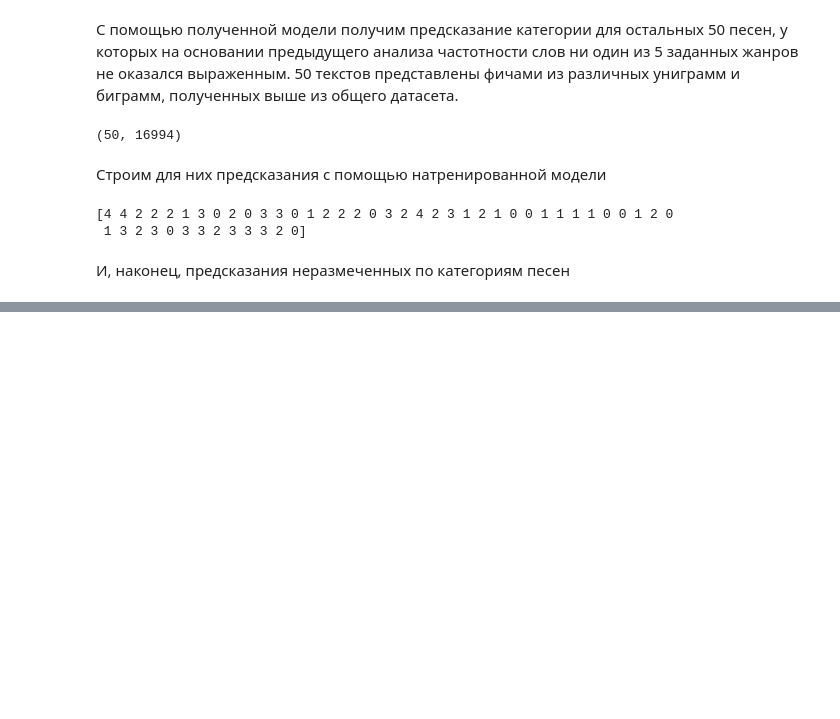
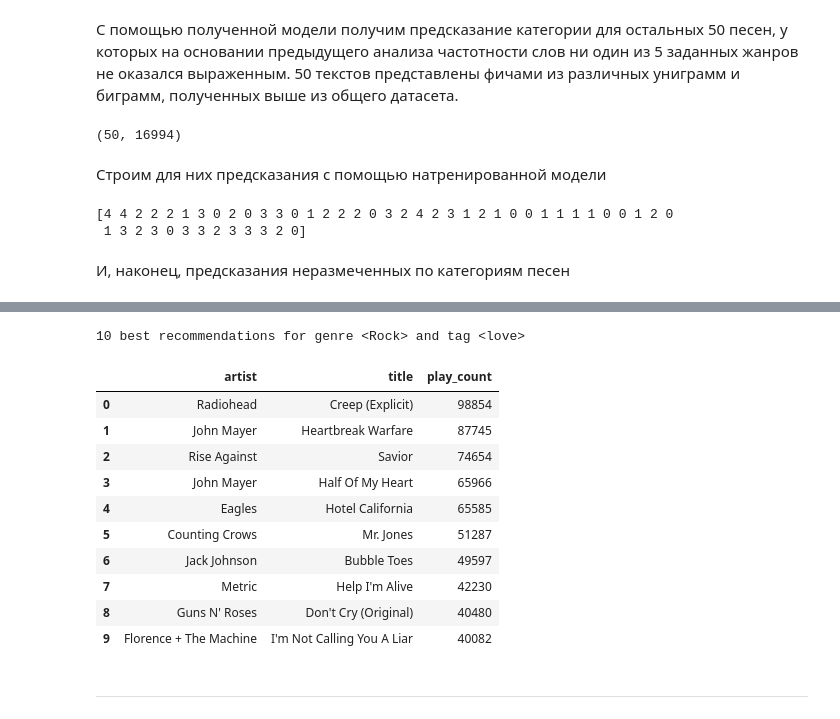
Before and after one commit to dbadeev/my_spotify, a Jupyter notebook: my_spotify.ipynb, the cells around one changed output, grey strips where cells are left out. Cells and saved outputs as stored; diff of their text form; code cells hidden in the pictures; blank space fills up the shorter version.

```diff
--- a/my_spotify.ipynb
+++ b/my_spotify.ipynb
@@ -2238,0 +1143,17 @@ implicit.evaluation.precision_at_k(model, user_plays, user_plays_test1, K=10, sh
+# %%
+genre_tag_rec('Rock', 'love')
+# %% [output]
+10 best recommendations for genre <Rock> and tag <love>
+|  | artist | title | play_count |
+| 0 | Radiohead | Creep (Explicit) | 98854 |
+| 1 | John Mayer | Heartbreak Warfare | 87745 |
+| 2 | Rise Against | Savior | 74654 |
+| 3 | John Mayer | Half Of My Heart | 65966 |
+| 4 | Eagles | Hotel California | 65585 |
+| 5 | Counting Crows | Mr. Jones | 51287 |
+| 6 | Jack Johnson | Bubble Toes | 49597 |
+| 7 | Metric | Help I'm Alive | 42230 |
+| 8 | Guns N' Roses | Don't Cry (Original) | 40480 |
+| 9 | Florence + The Machine | I'm Not Calling You A Liar | 40082 |
+# %% [markdown]
+------------------------------------------------------
```
Also changed, not shown: parts of 225 cells of this notebook, 2 other files.
